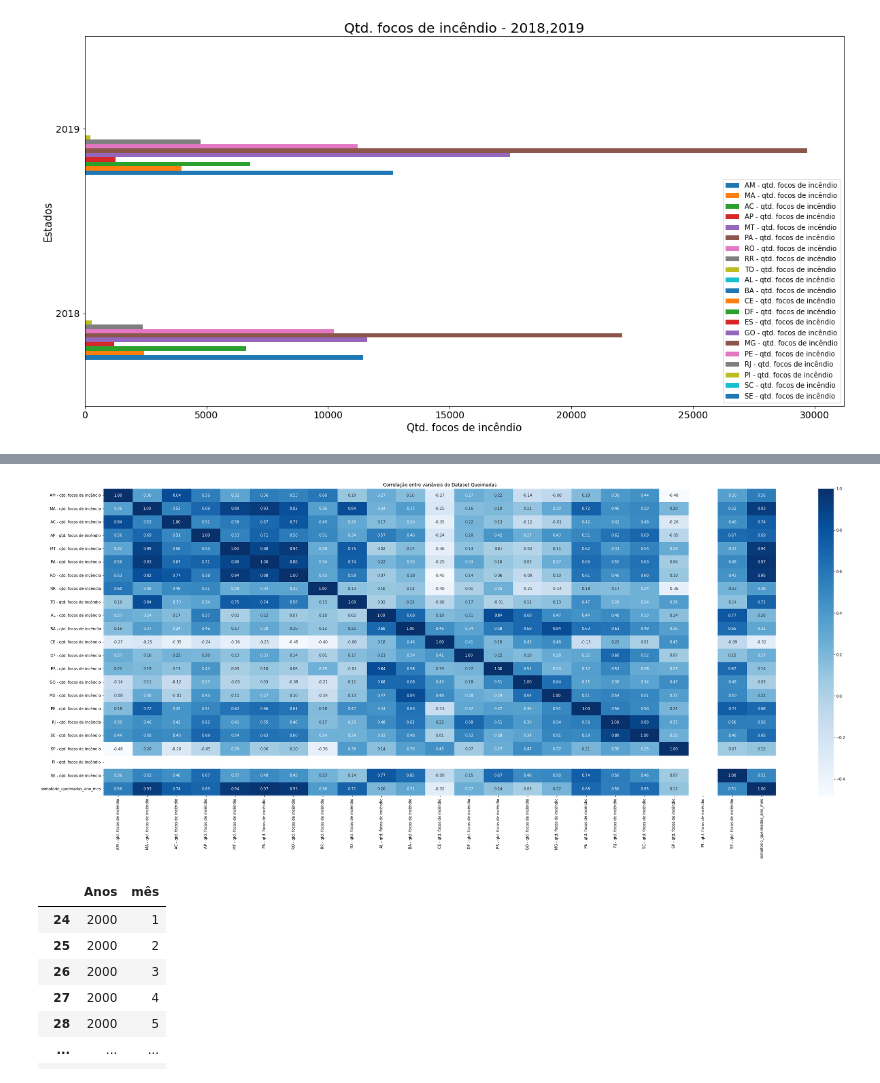
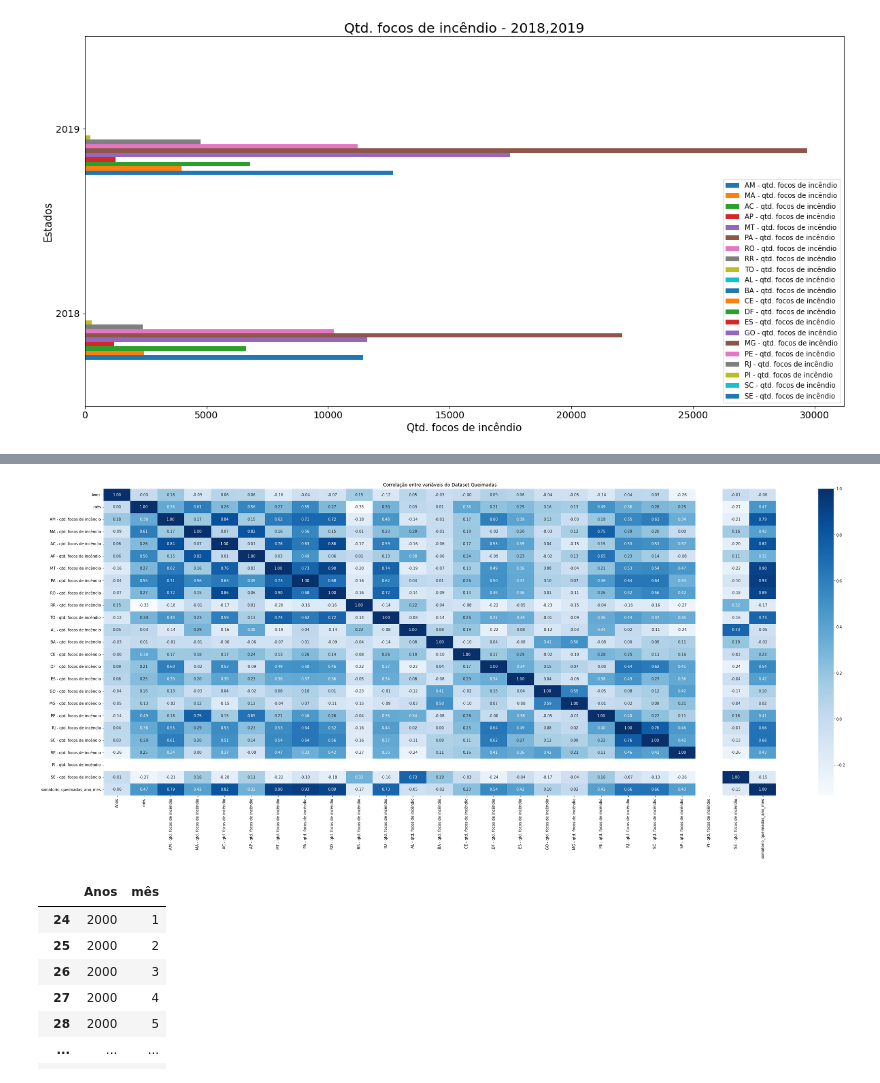
Before and after one commit to alynenogu/Pos-Graduacao---Ciencia-de-Dados, a Jupyter notebook: Monografia Versão Final.ipynb, the cells around one changed output, grey strips where cells are left out. Saved outputs shown, nothing was run; the diff lists cells and outputs as text; code cells hidden in the pictures.

```diff
--- a/Monografia Versão Final.ipynb
+++ b/Monografia Versão Final.ipynb
@@ -754,13 +754,13 @@ array([[<AxesSubplot:title={'center':'AM - qtd. focos de incêndio'}>,
 # %%
 #buscando correlacionamento
 fig = plt.figure(figsize = (40,15))
 ax = fig.gca()
-sns.heatmap(df_queimadas_group_by_sem_mes.corr(),
+sns.heatmap(df_queimadas_group_by.corr(),
             annot = True,
             fmt = '.2f',
             cmap='Blues',ax=ax)
 plt.title('Correlação entre variáveis do Dataset Queimadas')
 plt.show()
 # %% [output]
-[figure, old version]
+[figure, new version]
 # %%
```
Also changed, not shown: parts of 19 cells of this notebook.
